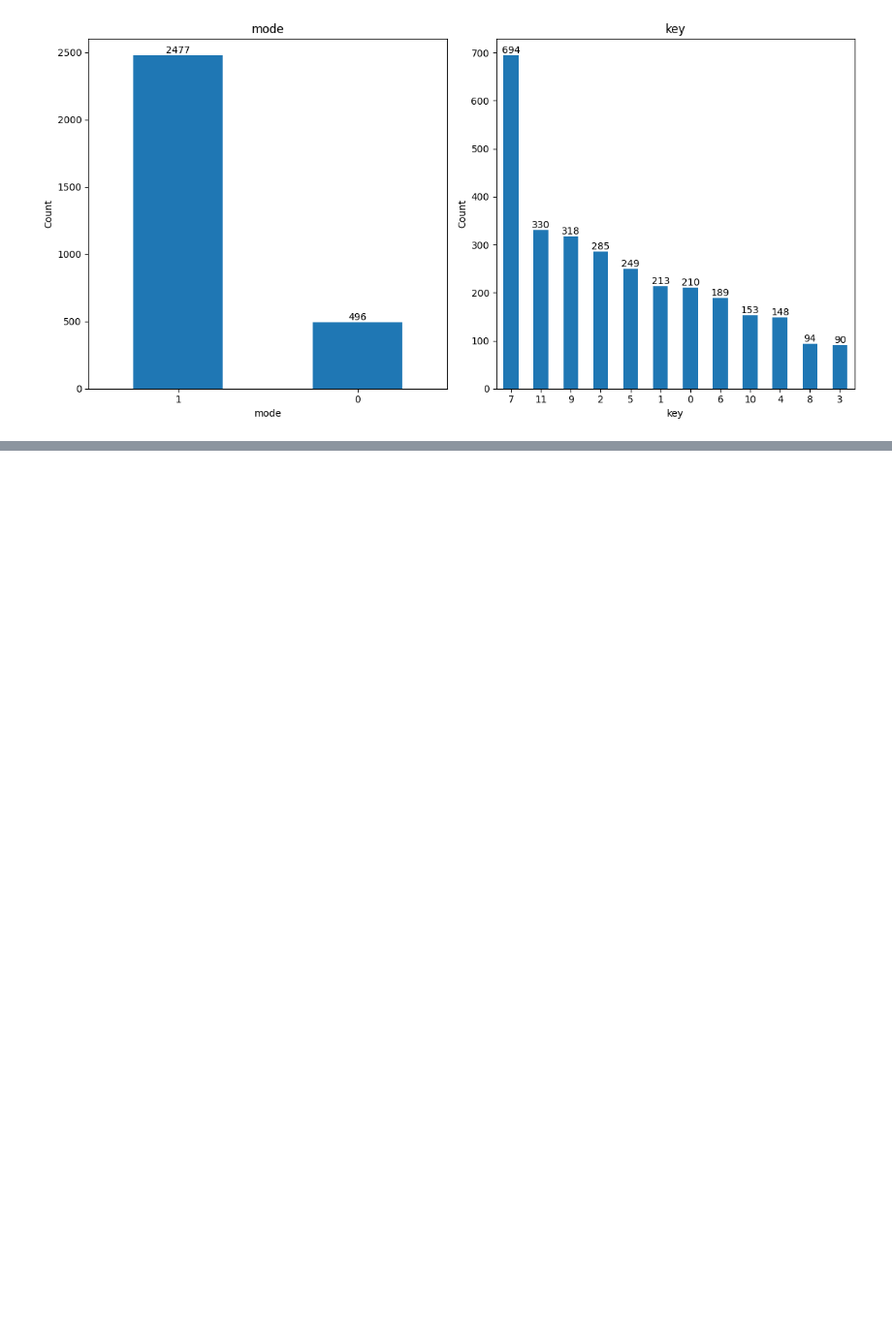
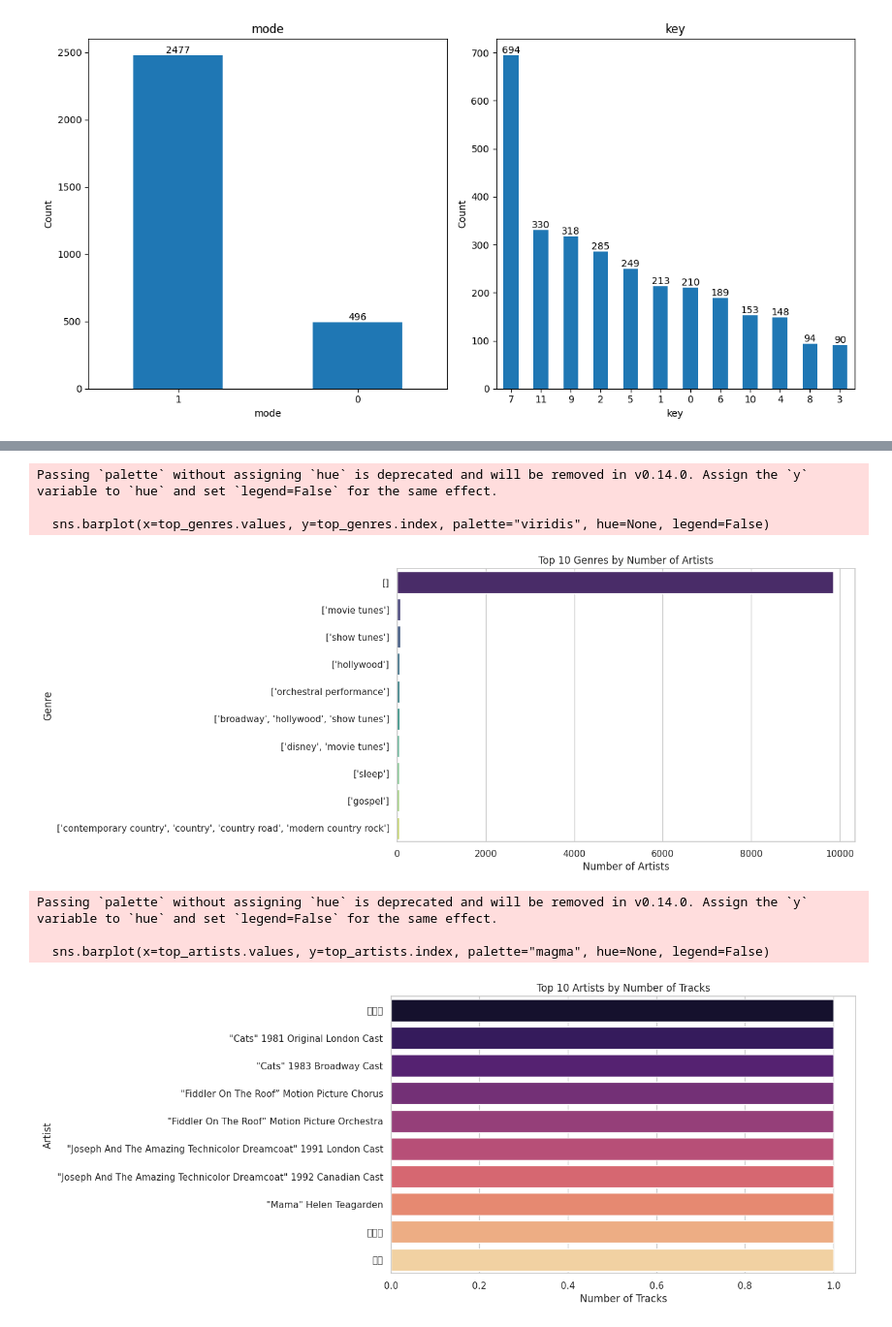
Before and after one commit to xchlu/music-artist-genre-networks, a Jupyter notebook: datasetEDA.ipynb, the cells around one changed output, grey strips where cells are left out. Shown at 97% size. Drawn from its saved outputs; the diff is of its cells as text; code cells hidden in the pictures; blank space fills up the shorter version.

```diff
--- a/datasetEDA.ipynb
+++ b/datasetEDA.ipynb
@@ -151,0 +211,47 @@ plt.show()
+# %%
+import matplotlib.pyplot as plt
+import seaborn as sns
+
+# 设置 Seaborn 样式
+sns.set(style="whitegrid")
+
+# 查看艺术家数量最多的前10个流派
+top_genres = artist_w_genre['genres'].explode().value_counts().head(10)
+plt.figure(figsize=(10, 6))
+sns.barplot(x=top_genres.values, y=top_genres.index, palette="viridis", hue=None, legend=False)
+plt.title('Top 10 Genres by Number of Artists')
+plt.xlabel('Number of Artists')
+plt.ylabel('Genre')
+plt.show()
+
+# 查看艺术家数量最多的前10个艺术家
+top_artists = artist_w_genre['artists'].value_counts().head(10)
+plt.figure(figsize=(10, 6))
+sns.barplot(x=top_artists.values, y=top_artists.index, palette="magma", hue=None, legend=False)
+plt.title('Top 10 Artists by Number of Tracks')
+plt.xlabel('Number of Tracks')
+plt.ylabel('Artist')
+plt.show()
+
+
+# 查看音响特征的分布情况
+features = ['acousticness', 'danceability', 'energy', 'instrumentalness', 'liveness', 'loudness', 'speechiness', 'tempo', 'valence', 'popularity']
+artist_w_genre[features].hist(bins=15, figsize=(15, 10), layout=(5, 2), color='skyblue', edgecolor='black')
+plt.suptitle('Distribution of Audio Features', size=20)
+plt.show()
+
+# 查看不同流派的平均音响特征
+mean_features_by_genre = artist_w_genre.explode('genres').groupby('genres')[features].mean().sort_values(by='popularity', ascending=False).head(10)
+plt.figure(figsize=(15, 10))
+sns.heatmap(mean_features_by_genre, annot=True, cmap='coolwarm', linewidths=.5)
+plt.title('Mean Audio Features by Top 10 Genres')
+plt.show()
+# %% [output]
+Passing `palette` without assigning `hue` is deprecated and will be removed in v0.14.0. Assign the `y` variable to `hue` and set `legend=False` for the same effect.
+
+  sns.barplot(x=top_genres.values, y=top_genres.index, palette="viridis", hue=None, legend=False)
+[figure, added]
+Passing `palette` without assigning `hue` is deprecated and will be removed in v0.14.0. Assign the `y` variable to `hue` and set `legend=False` for the same effect.
+
+  sns.barplot(x=top_artists.values, y=top_artists.index, palette="magma", hue=None, legend=False)
+[figure, added]
```
Also changed, not shown: parts of 5 cells of this notebook.
